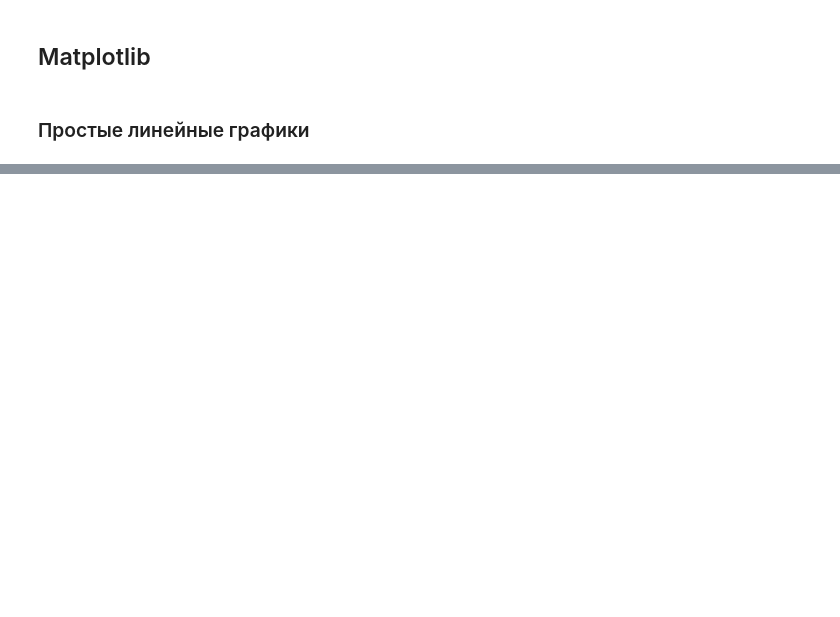
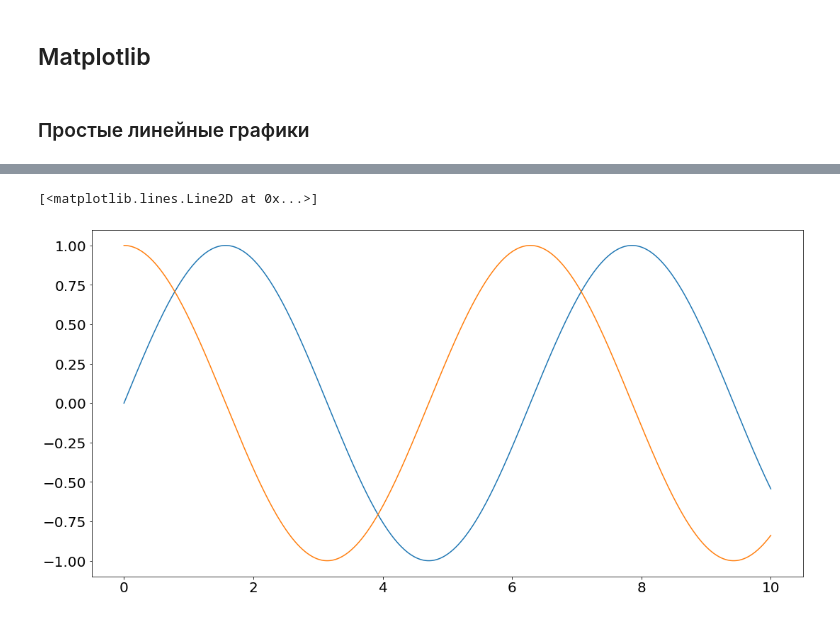
Before and after one commit to DanilZittser/cv-lectures, a Jupyter notebook: 02-data-science-stack/jupyter/01-numpy-matplotlib.ipynb, the cells around one changed output, grey strips where cells are left out. Saved outputs shown, nothing was run; the diff lists cells and outputs as text; code cells hidden in the pictures; blank space fills up the shorter version.

Commit message:
feat: add data science stack lecture: matplotlib

```diff
--- a/02-data-science-stack/jupyter/01-numpy-matplotlib.ipynb
+++ b/02-data-science-stack/jupyter/01-numpy-matplotlib.ipynb
@@ -427,0 +405,6 @@ plt.plot(np.sin(x))
+# %%
+plt.plot(x, np.sin(x))
+plt.plot(x, np.cos(x))
+# %% [output]
+[<matplotlib.lines.Line2D at 0x...>]
+[figure, added]
```
Also changed, not shown: parts of 47 cells of this notebook.
